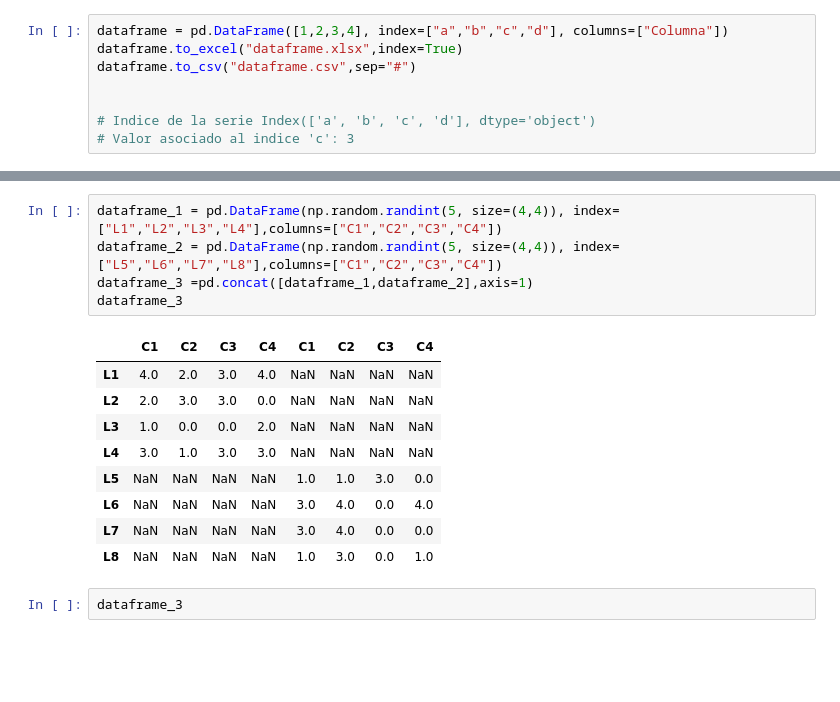
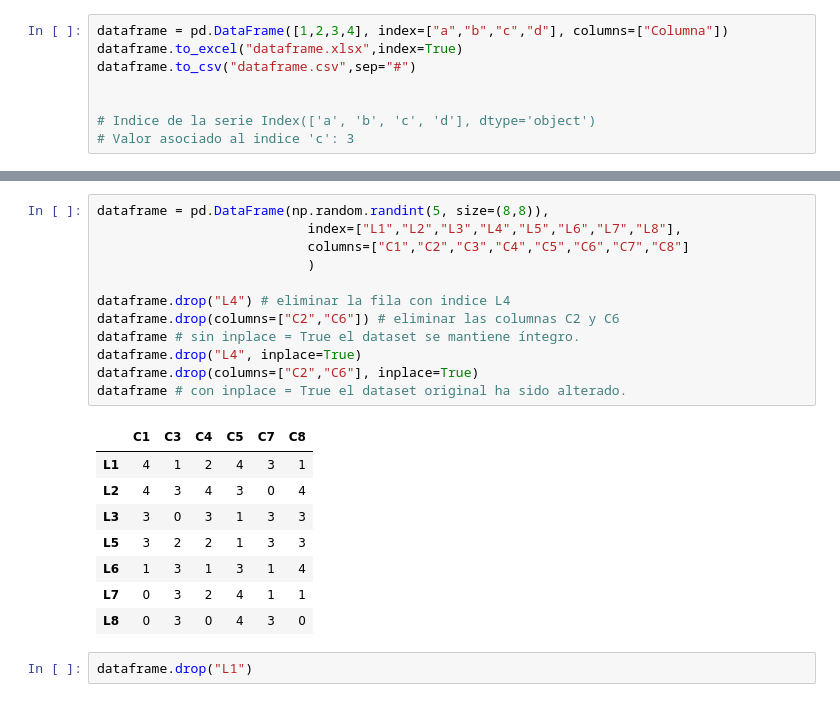
Before and after one commit to javieregeablasco/Apuntes, a Jupyter notebook: docs/SMX/SMX_2/Opt_Python/code/UT7/pandas/dataframe.ipynb, the cells around one changed output, grey strips where cells are left out. Drawn from its saved outputs; the diff is of its cells as text; blank space fills up the shorter version.

```diff
--- a/docs/SMX/SMX_2/Opt_Python/code/UT7/pandas/dataframe.ipynb
+++ b/docs/SMX/SMX_2/Opt_Python/code/UT7/pandas/dataframe.ipynb
@@ -248,19 +248,25 @@ Hija         maria@gmail.com
 Madre        isabel@yahoo.es
 Name: Email, dtype: object
 # %%
-dataframe_1 = pd.DataFrame(np.random.randint(5, size=(4,4)), index=["L1","L2","L3","L4"],columns=["C1","C2","C3","C4"])
-dataframe_2 = pd.DataFrame(np.random.randint(5, size=(4,4)), index=["L5","L6","L7","L8"],columns=["C1","C2","C3","C4"])
-dataframe_3 =pd.concat([dataframe_1,dataframe_2],axis=1)
-dataframe_3
+dataframe = pd.DataFrame(np.random.randint(5, size=(8,8)),
+                           index=["L1","L2","L3","L4","L5","L6","L7","L8"],
+                           columns=["C1","C2","C3","C4","C5","C6","C7","C8"]
+                           )
+
+dataframe.drop("L4") # eliminar la fila con indice L4
+dataframe.drop(columns=["C2","C6"]) # eliminar las columnas C2 y C6
+dataframe # sin inplace = True el dataset se mantiene íntegro.
+dataframe.drop("L4", inplace=True)
+dataframe.drop(columns=["C2","C6"], inplace=True)
+dataframe # con inplace = True el dataset original ha sido alterado.
 # %% [output]
-|  | C1 | C2 | C3 | C4 | C1 | C2 | C3 | C4 |
-| L1 | 4.0 | 2.0 | 3.0 | 4.0 | NaN | NaN | NaN | NaN |
-| L2 | 2.0 | 3.0 | 3.0 | 0.0 | NaN | NaN | NaN | NaN |
-| L3 | 1.0 | 0.0 | 0.0 | 2.0 | NaN | NaN | NaN | NaN |
-| L4 | 3.0 | 1.0 | 3.0 | 3.0 | NaN | NaN | NaN | NaN |
-| L5 | NaN | NaN | NaN | NaN | 1.0 | 1.0 | 3.0 | 0.0 |
-| L6 | NaN | NaN | NaN | NaN | 3.0 | 4.0 | 0.0 | 4.0 |
-| L7 | NaN | NaN | NaN | NaN | 3.0 | 4.0 | 0.0 | 0.0 |
-| L8 | NaN | NaN | NaN | NaN | 1.0 | 3.0 | 0.0 | 1.0 |
+|  | C1 | C3 | C4 | C5 | C7 | C8 |
+| L1 | 4 | 1 | 2 | 4 | 3 | 1 |
+| L2 | 4 | 3 | 4 | 3 | 0 | 4 |
+| L3 | 3 | 0 | 3 | 1 | 3 | 3 |
+| L5 | 3 | 2 | 2 | 1 | 3 | 3 |
+| L6 | 1 | 3 | 1 | 3 | 1 | 4 |
+| L7 | 0 | 3 | 2 | 4 | 1 | 1 |
+| L8 | 0 | 3 | 0 | 4 | 3 | 0 |
 # %%
-dataframe_3
+dataframe.drop("L1")
```
Also changed, not shown: 1 other file.
